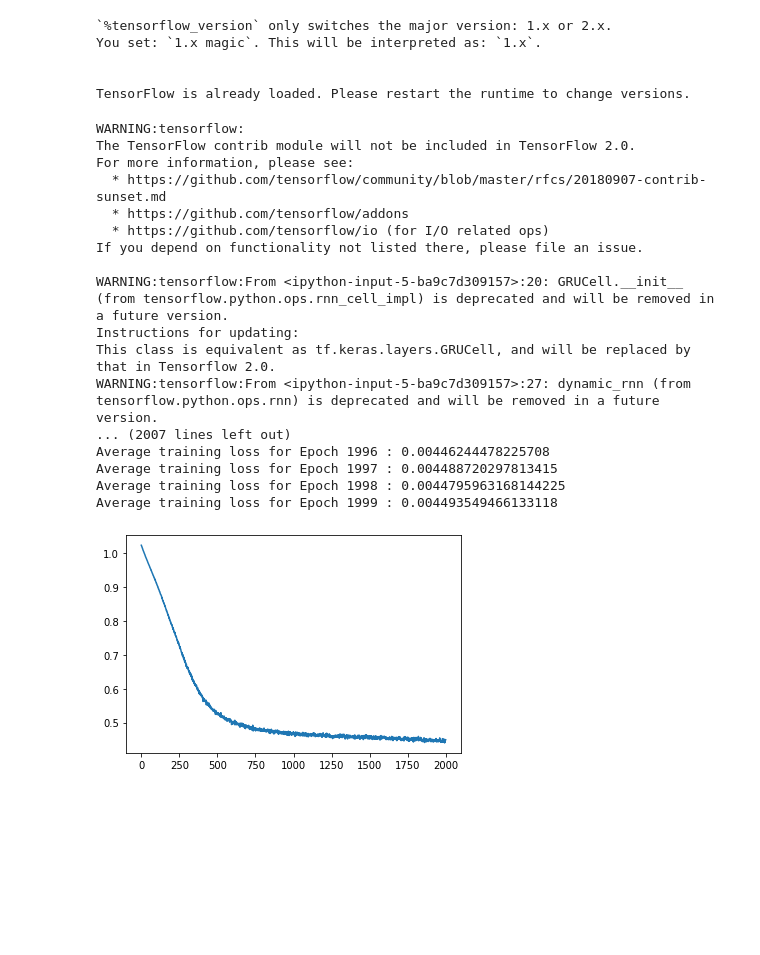
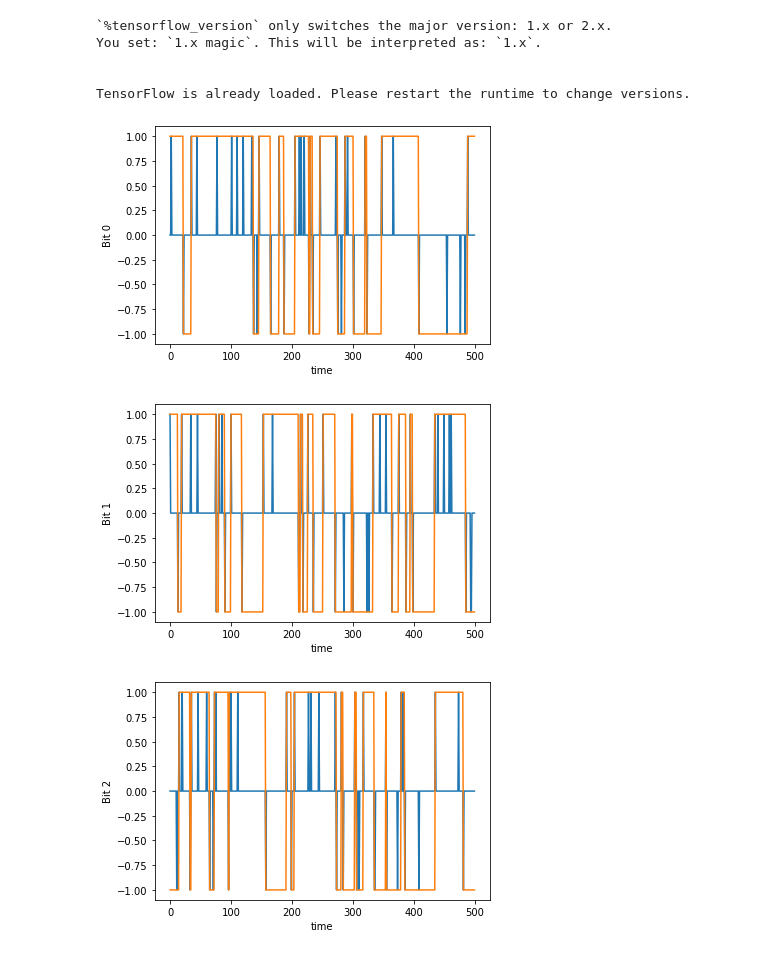
Before and after one commit to Nishant-codex/rnn_flip_flops, a Jupyter notebook: flip_flop.ipynb, the cells around one changed output. Cells and saved outputs as stored; diff of their text form; code cells hidden in the pictures; blank space fills up the shorter version.

```diff
--- a/flip_flop.ipynb
+++ b/flip_flop.ipynb
@@ -110 +103,7 @@ def data_batches(num_batches, hyp_dict=hyp_dict):
+# %%
+flip= flip_flop(0.95,3,500,200,plot=True)
+# %% [output]
+[figure, added]
+[figure, added]
+[figure, added]
 # %%
@@ -194,26 +201,7 @@ def train_network(num_epochs,hyp_dict, verbose=True, save=True):
 # %%
-training_losses, hidden ,predict, ground= train_network(2000,hyp_dict,num_steps,save='saver/GRU_2000_epochs')
+training_losses, hidden ,predict, ground, final_state= train_network(2000,hyp_dict,num_steps,save='saver/GRU_2000_epochs')
 plt.plot(training_losses)
 plt.show()
-# %% [output]
-WARNING:tensorflow:
-The TensorFlow contrib module will not be included in TensorFlow 2.0.
-For more information, please see:
-  * https://github.com/tensorflow/community/blob/master/rfcs/20180907-contrib-sunset.md
-  * https://github.com/tensorflow/addons
-  * https://github.com/tensorflow/io (for I/O related ops)
-If you depend on functionality not listed there, please file an issue.
-
-WARNING:tensorflow:From <ipython-input-5-ba9c7d309157>:20: GRUCell.__init__ (from tensorflow.python.ops.rnn_cell_impl) is deprecated and will be removed in a future version.
-Instructions for updating:
-This class is equivalent as tf.keras.layers.GRUCell, and will be replaced by that in Tensorflow 2.0.
-WARNING:tensorflow:From <ipython-input-5-ba9c7d309157>:27: dynamic_rnn (from tensorflow.python.ops.rnn) is deprecated and will be removed in a future version.
-... (2007 lines left out)
-Average training loss for Epoch 1996 : 0.00446244478225708
-Average training loss for Epoch 1997 : 0.004488720297813415
-Average training loss for Epoch 1998 : 0.0044795963168144225
-Average training loss for Epoch 1999 : 0.004493549466133118
-[figure, removed]
 # %%
 plt.plot(training_losses)
 plt.xlabel('epochs')
```
Also changed, not shown: parts of 11 cells of this notebook.
